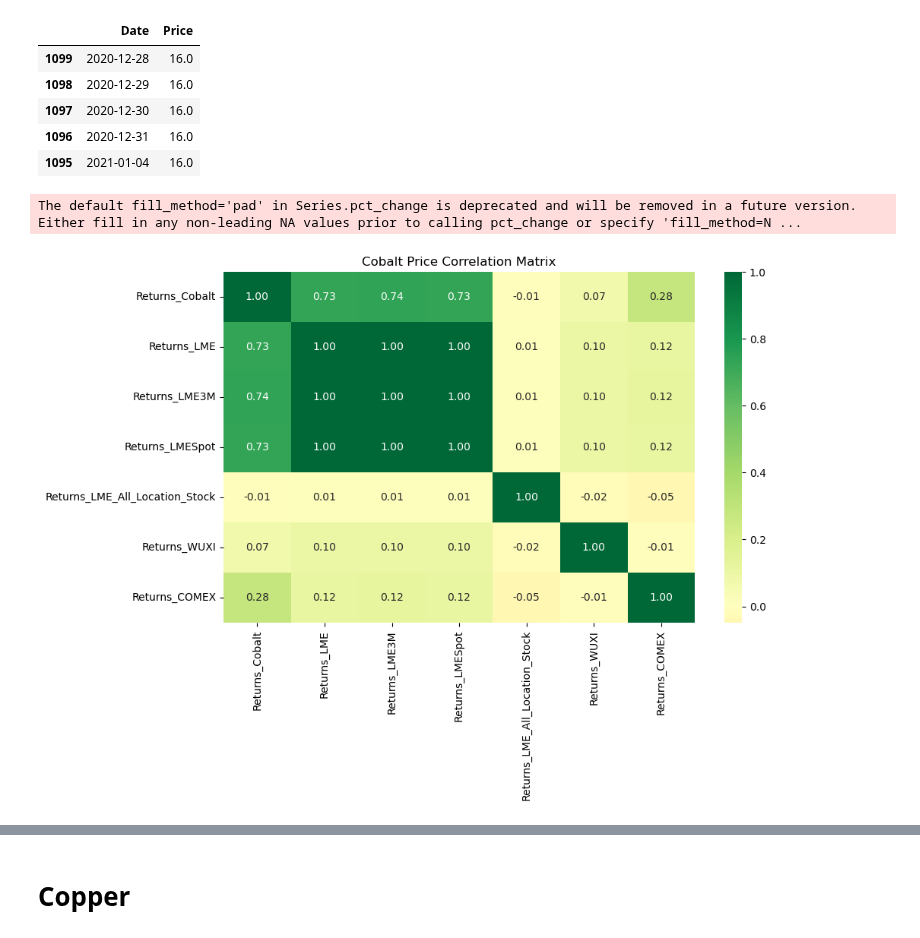
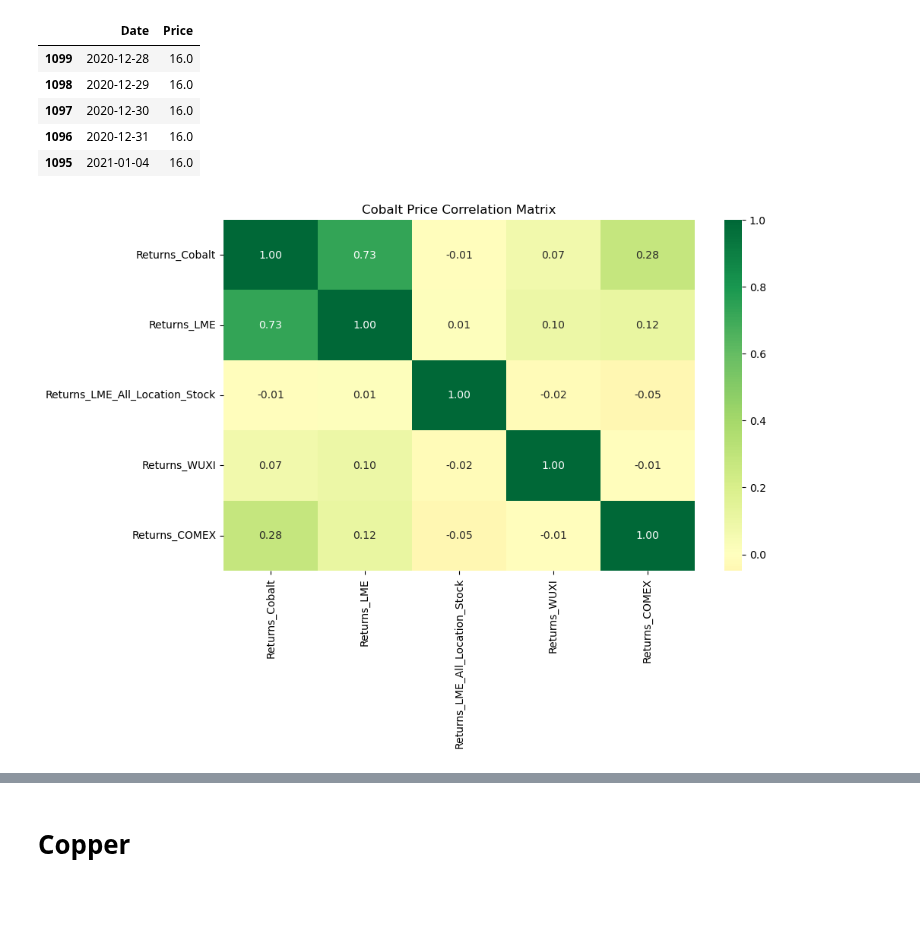
Before and after one commit to Doosheck/metals, a Jupyter notebook: data_overview.ipynb, the cells around one changed output, grey strips where cells are left out. Saved outputs shown, nothing was run; the diff lists cells and outputs as text; code cells hidden in the pictures; blank space fills up the shorter version.

```diff
--- a/data_overview.ipynb
+++ b/data_overview.ipynb
@@ -471,6 +456,6 @@ dfc4.head()
 # %%
 # Load Cobalt data source #5 - LME All Location Cobalt Total Stock Commodity Statistics Contract
-dfc5 = pd.read_csv('/Users/michal/Documents/Code/metals/reuters_data/LME All Location Cobalt Total Stock Commodity Statistics Contract .csv', sep=';')
+dfc5 = pd.read_csv('/Users/michal/Documents/Code/metals/data/reuters_data/LME All Location Cobalt Total Stock Commodity Statistics Contract .csv', sep=';')
 dfc5 = dfc5.iloc[:, :2]
 dfc5 = dfc5.rename(columns={'Close' : 'Price'})
 dfc5 = dfc5.rename(columns={'Exchange Date': 'Date'})
@@ -487,7 +472,7 @@ dfc5.head()
 | 2107 | 2017-01-09 | 676.0 |
 # %%
 # Load Cobalt data source #6 - WUXI Cobalt Bi-Monthly Future
-dfc6 = pd.read_csv('/Users/michal/Documents/Code/metals/reuters_data/WUXI Metal Nickel Monthly Continuation 1.csv', sep=';')
+dfc6 = pd.read_csv('/Users/michal/Documents/Code/metals/data/reuters_data/WUXI Metal Nickel Monthly Continuation 1.csv', sep=';')
 dfc6 = dfc6.iloc[:, :2]
 dfc6['Date'] = pd.to_datetime(dfc6['Date'], format='%d-%b-%Y')
 dfc6['Price'] = dfc6['Price'].astype(float)
@@ -502,7 +487,7 @@ dfc6.head()
 | 2419 | 2017-01-09 | 85.25 |
 # %%
 # Load Cobalt data source #7 - COMEX
-dfc7 = pd.read_csv('/Users/michal/Documents/Code/metals/reuters_data/COMEX (CMX) Cobalt Metal (Fastmarkets) Electronic Commodity Future Continuation 1.csv', sep=';')
+dfc7 = pd.read_csv('/Users/michal/Documents/Code/metals/data/reuters_data/COMEX (CMX) Cobalt Metal (Fastmarkets) Electronic Commodity Future Continuation 1.csv', sep=';')
 dfc7 = dfc7.iloc[:, :2]
 dfc7['Date'] = pd.to_datetime(dfc7['Date'], format='%d-%b-%Y')
 dfc7 = dfc7.sort_values(by='Date')
@@ -517,10 +502,10 @@ dfc7.head()
 | 1095 | 2021-01-04 | 16.0 |
 # %%
 dfc_merged = pd.merge(dfc1, dfc2, on='Date', suffixes=('_Cobalt', '_LME'))
-dfc_merged = pd.merge(dfc_merged, dfc3[['Date', 'Price']], on='Date', how='inner')
-dfc_merged = dfc_merged.rename(columns={'Price': 'Price_LME_3M'})
-dfc_merged = pd.merge(dfc_merged, dfc4[['Date', 'Price']], on='Date', how='inner')
-dfc_merged = dfc_merged.rename(columns={'Price': 'Price_LME_SPOT'})
+# dfc_merged = pd.merge(dfc_merged, dfc3[['Date', 'Price']], on='Date', how='inner')
+# dfc_merged = dfc_merged.rename(columns={'Price': 'Price_LME_3M'})
+# dfc_merged = pd.merge(dfc_merged, dfc4[['Date', 'Price']], on='Date', how='inner')
+# dfc_merged = dfc_merged.rename(columns={'Price': 'Price_LME_SPOT'})
 dfc_merged = pd.merge(dfc_merged, dfc5[['Date', 'Price']], on='Date', how='inner')
 dfc_merged = dfc_merged.rename(columns={'Price': 'Price_LME_All_Location_Stock'})
 dfc_merged = pd.merge(dfc_merged, dfc6[['Date', 'Price']], on='Date', how='inner')
@@ -530,28 +515,29 @@ dfc_merged = dfc_merged.rename(columns={'Price': 'Price_COMEX'})
 # Convert all price columns to float
 dfc_merged['Price_Cobalt'] = dfc_merged['Price_Cobalt'].astype(float)
 dfc_merged['Price_LME'] = dfc_merged['Price_LME'].astype(float)
-dfc_merged['Price_LME_3M'] = dfc_merged['Price_LME_3M'].astype(float)
-dfc_merged['Price_LME_SPOT'] = dfc_merged['Price_LME_SPOT'].astype(float)
+# dfc_merged['Price_LME_3M'] = dfc_merged['Price_LME_3M'].astype(float)
+# dfc_merged['Price_LME_SPOT'] = dfc_merged['Price_LME_SPOT'].astype(float)
 dfc_merged['Price_LME_All_Location_Stock'] = dfc_merged['Price_LME_All_Location_Stock'].astype(float)
 dfc_merged['Price_WUXI'] = dfc_merged['Price_WUXI'].astype(float)
 dfc_merged['Price_COMEX'] = dfc_merged['Price_COMEX'].astype(float)
 # %%
 # Calculate the correlation matrix using the returns
 dfc_merged['Returns_Cobalt'] = dfc_merged['Price_Cobalt'].pct_change()
 dfc_merged['Returns_LME'] = dfc_merged['Price_LME'].pct_change()
-dfc_merged['Returns_LME3M'] = dfc_merged['Price_LME_3M'].pct_change()
-dfc_merged['Returns_LMESpot'] = dfc_merged['Price_LME_SPOT'].pct_change()
+# dfc_merged['Returns_LME3M'] = dfc_merged['Price_LME_3M'].pct_change()
+# dfc_merged['Returns_LMESpot'] = dfc_merged['Price_LME_SPOT'].pct_change()
 dfc_merged['Returns_LME_All_Location_Stock'] = dfc_merged['Price_LME_All_Location_Stock'].pct_change()
 dfc_merged['Returns_WUXI'] = dfc_merged['Price_WUXI'].pct_change()
 dfc_merged['Returns_COMEX'] = dfc_merged['Price_COMEX'].pct_change()
 # Drop NaN values
-dfc_merged = dfc_merged.dropna(subset=['Returns_Cobalt', 'Returns_LME', 'Returns_LME3M', 'Returns_LMESpot', 'Returns_LME_All_Location_Stock', 'Returns_WUXI', 'Returns_COMEX'])
+# dfc_merged = dfc_merged.dropna(subset=['Returns_Cobalt', 'Returns_LME', 'Returns_LME3M', 'Returns_LMESpot', 'Returns_LME_All_Location_Stock', 'Returns_WUXI', 'Returns_COMEX'])
+dfc_merged = dfc_merged.dropna(subset=['Returns_Cobalt', 'Returns_LME', 'Returns_LME_All_Location_Stock', 'Returns_WUXI', 'Returns_COMEX'])
 # Calculate the correlation matrix
-correlation_matrix_cobalt = dfc_merged[['Returns_Cobalt', 'Returns_LME', 'Returns_LME3M', 'Returns_LMESpot', 'Returns_LME_All_Location_Stock', 'Returns_WUXI', 'Returns_COMEX']].corr()
+# correlation_matrix_cobalt = dfc_merged[['Returns_Cobalt', 'Returns_LME', 'Returns_LME3M', 'Returns_LMESpot', 'Returns_LME_All_Location_Stock', 'Returns_WUXI', 'Returns_COMEX']].corr()
+correlation_matrix_cobalt = dfc_merged[['Returns_Cobalt', 'Returns_LME', 'Returns_LME_All_Location_Stock', 'Returns_WUXI', 'Returns_COMEX']].corr()
 plt.figure(figsize=(10, 6))
 sns.heatmap(correlation_matrix_cobalt, annot=True, center=0, cmap='RdYlGn', fmt='.2f')
 plt.title('Cobalt Price Correlation Matrix')
 plt.show()
 # %% [output]
-The default fill_method='pad' in Series.pct_change is deprecated and will be removed in a future version. Either fill in any non-leading NA values prior to calling pct_change or specify 'fill_method=N ...
-[figure, old version]
+[figure, new version]
```
Also changed, not shown: parts of 27 cells of this notebook.
